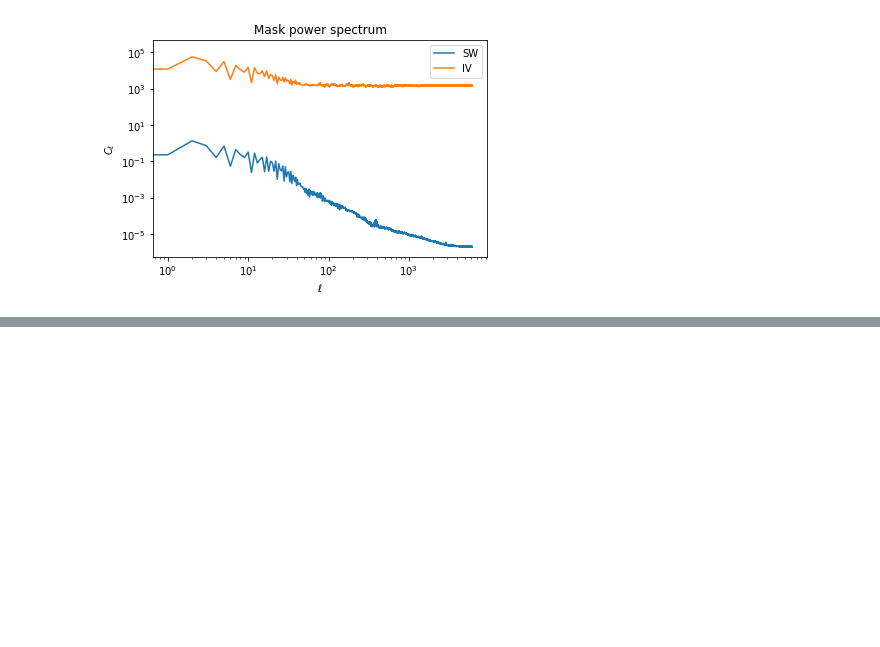
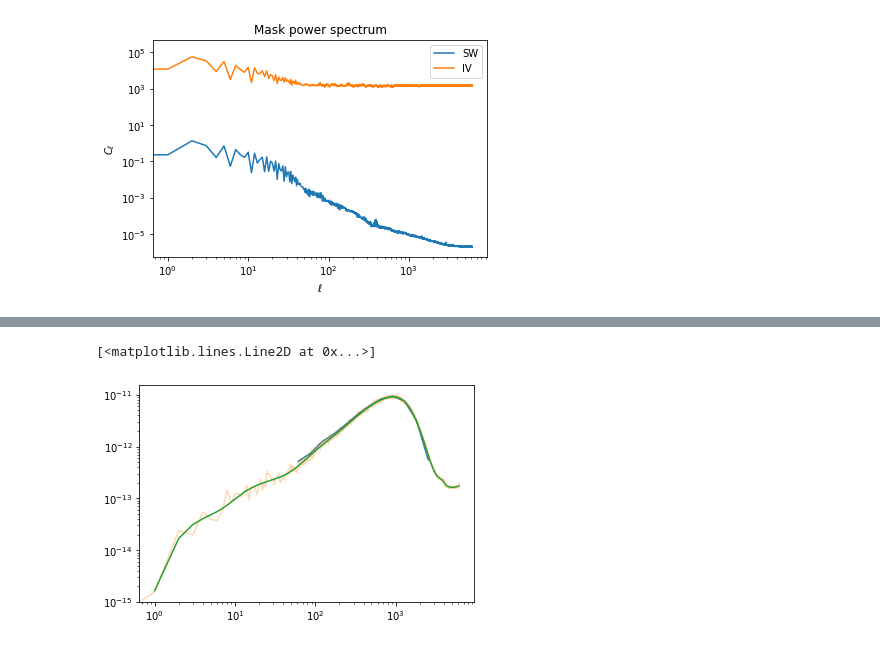
Before and after one commit to tilmantroester/KiDS-1000xtSZ, a Jupyter notebook: notebooks/covariance_shenanigans.ipynb, the cells around one changed output, grey strips where cells are left out. Drawn from its saved outputs; the diff is of its cells as text; code cells hidden in the pictures; blank space fills up the shorter version.

```diff
--- a/notebooks/covariance_shenanigans.ipynb
+++ b/notebooks/covariance_shenanigans.ipynb
@@ -1027,0 +1084,23 @@ plt.savefig("plots/weights_power_spectrum.png")
+# %%
+nside = 2048
+
+binning_operator = np.loadtxt("../data/xcorr/bin_operator_log_n_bin_12_ell_51-2952_namaster.txt")
+ell = np.arange(binning_operator.size)
+
+nmt_bins = nmt.NmtBin(nside=nside, bpws=binning_operator, ells=ell, weights=2*ell+1)
+# %%
+y_map = healpy.read_map("../data/y_maps/polspice/milca/triplet.fits")
+y_mask = healpy.read_map("../data/y_maps/polspice/milca/singlet_mask.fits")
+
+y_map[y_map == healpy.UNSEEN] = 0
+y_mask[y_mask == healpy.UNSEEN] = 0
+
+field_y = nmt.NmtField(y_mask, [y_map], spin=0)
+# %%
+mean_w2 = (y_mask**2).mean()
+
+wsp = nmt.NmtWorkspace()
+wsp.compute_coupling_matrix(field_y, field_y, nmt_bins)
+
+Cl_y_y_coupled = nmt.compute_coupled_cell(field_y, field_y)
+Cl_y_y_decoupled = wsp.decouple_cell(Cl_y_y_coupled)
@@ -1027,0 +1119,12 @@ plt.savefig("plots/weights_power_spectrum.png")
+# %%
+intp = scipy.interpolate.UnivariateSpline(np.log(ell[1:]), np.log(Cl_y_y_coupled[0][1:]/mean_w2), s=10)
+
+ell_bin = nmt_bins.get_effective_ells()
+ell = np.arange(3*nside)
+
+plt.loglog(ell_bin, ell_bin**2*Cl_y_y_decoupled[0])
+plt.loglog(ell, ell**2*Cl_y_y_coupled[0]/mean_w2, alpha=0.3)
+plt.loglog(ell[1:], ell[1:]**2*np.exp(intp(np.log(ell[1:]))), alpha=1.0)
+# %% [output]
+[<matplotlib.lines.Line2D at 0x...>]
+[figure, added]
```
Also changed, not shown: parts of 15 cells of this notebook, 9 other files.
